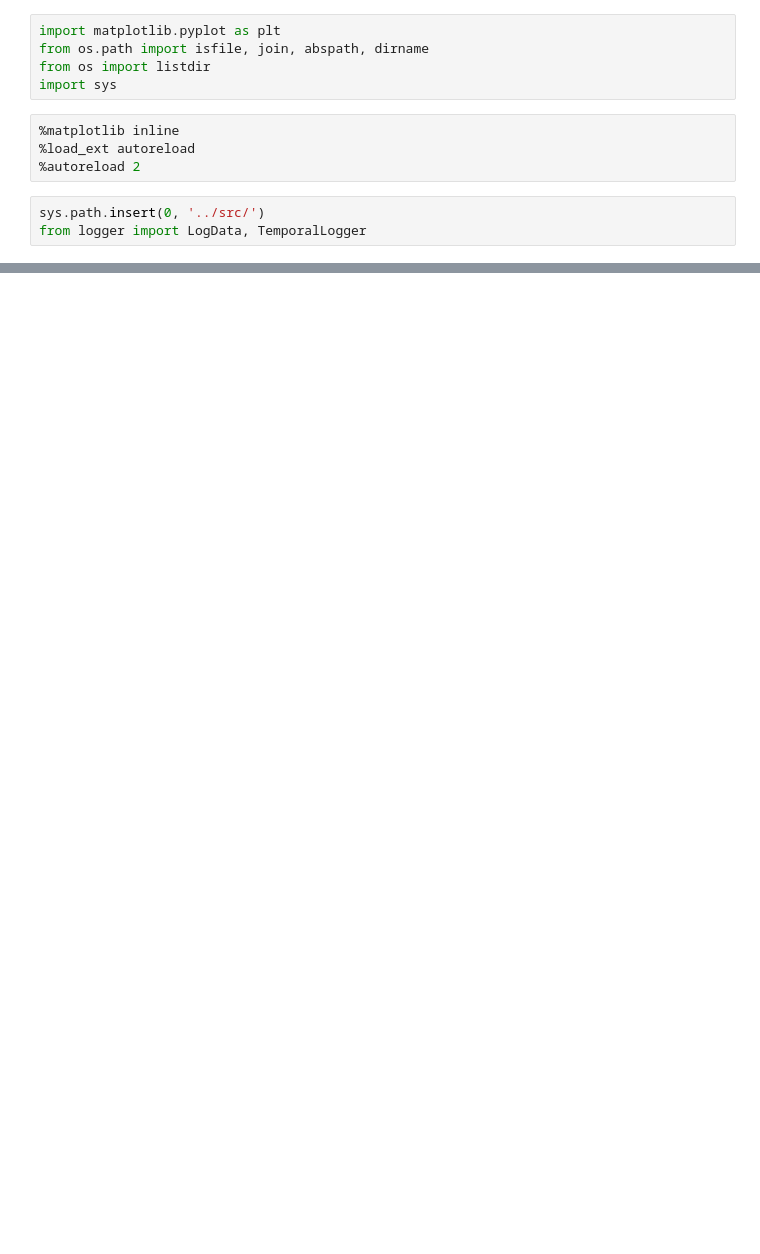
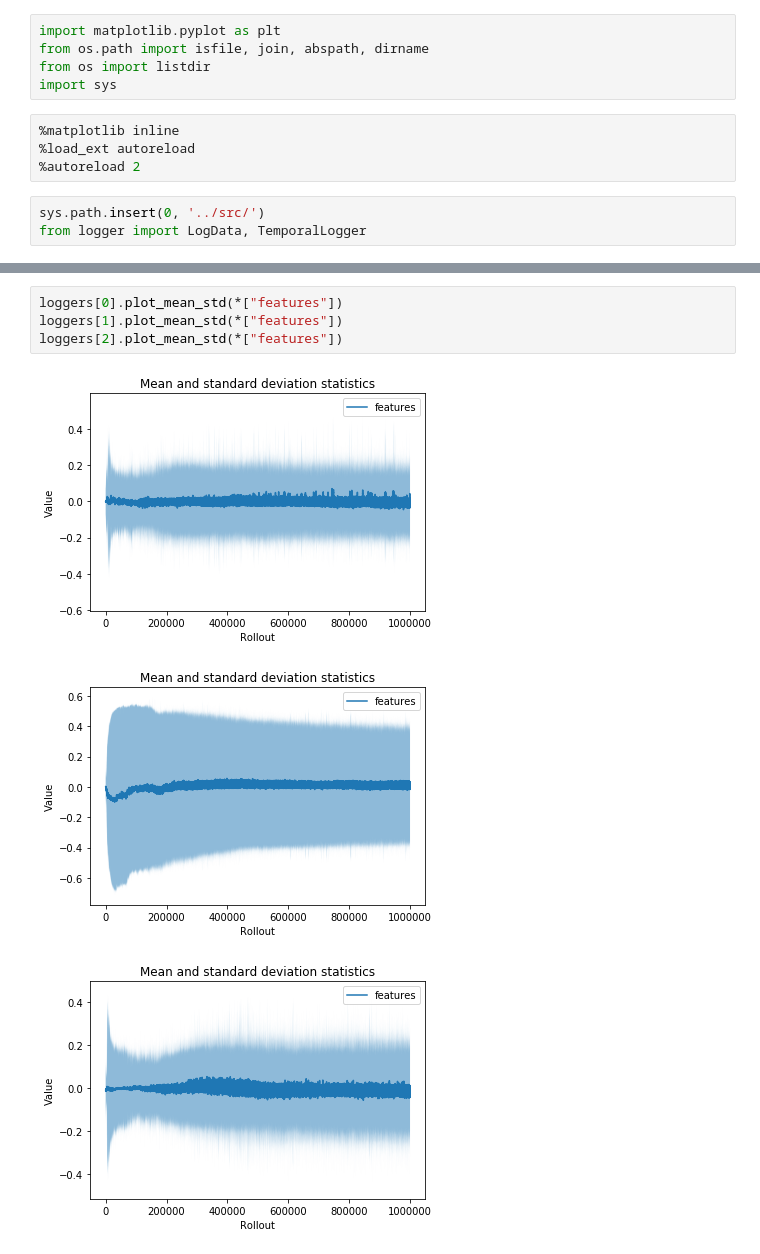
Before and after one commit to rpatrik96/AttA2C, a Jupyter notebook: jupyter/analysis.ipynb, the cells around one changed output, grey strips where cells are left out. Drawn from its saved outputs; the diff is of its cells as text; blank space fills up the shorter version.

```diff
--- a/jupyter/analysis.ipynb
+++ b/jupyter/analysis.ipynb
@@ -39,0 +53,8 @@ loggers[3].plot_mean_std(*["rewards"])
+# %%
+loggers[0].plot_mean_std(*["features"])
+loggers[1].plot_mean_std(*["features"])
+loggers[2].plot_mean_std(*["features"])
+# %% [output]
+[figure, added]
+[figure, added]
+[figure, added]
```
Also changed, not shown: parts of 13 cells of this notebook.
